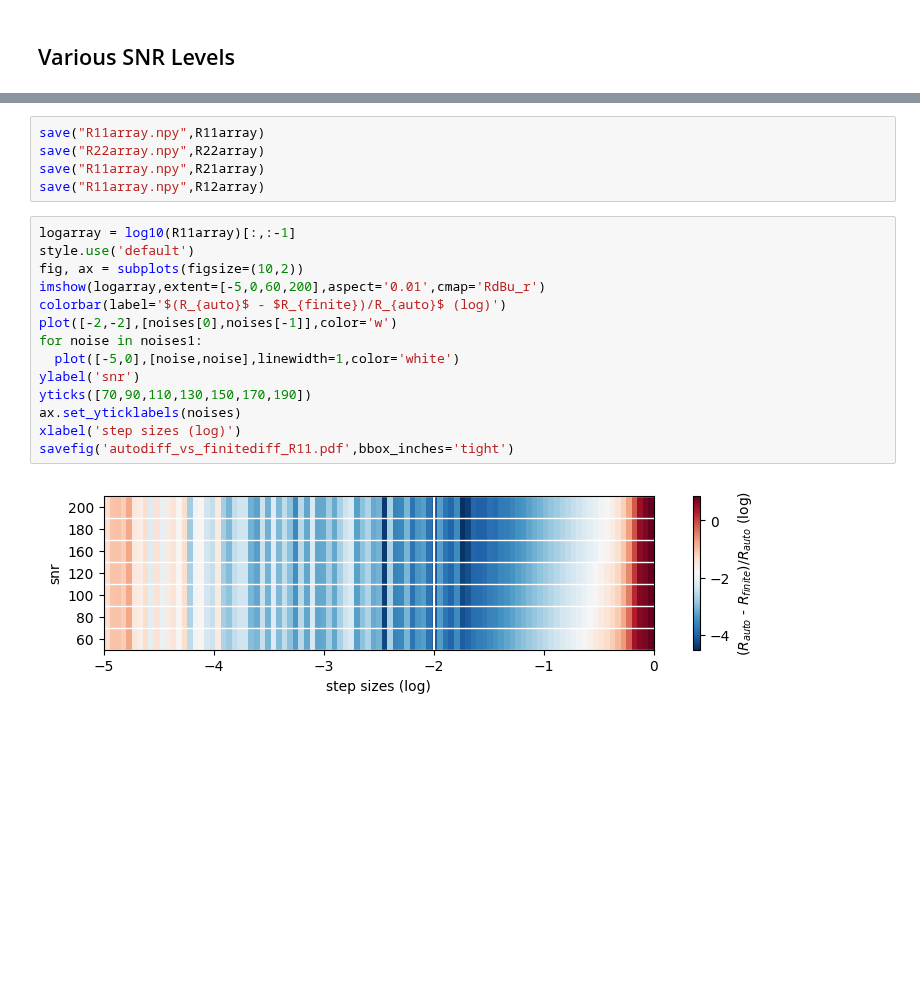
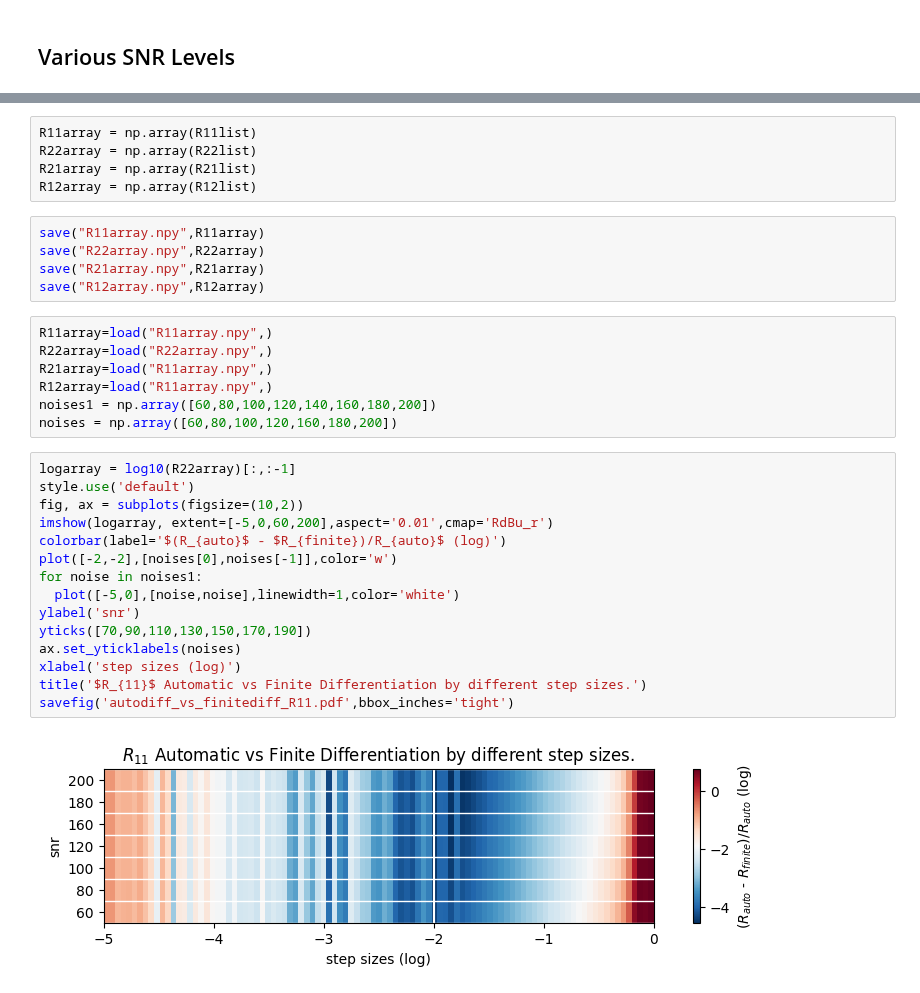
Before and after one commit to CosmoStat/autometacal, a Jupyter notebook: notebooks/metacal_compare_auto_finite.ipynb, the cells around one changed output, grey strips where cells are left out. Saved outputs shown, nothing was run; the diff lists cells and outputs as text; blank space fills up the shorter version.

```diff
--- a/notebooks/metacal_compare_auto_finite.ipynb
+++ b/notebooks/metacal_compare_auto_finite.ipynb
@@ -565,24 +560,37 @@ R12array = flip(np.array(R12list),axis=0)
+# %% [raw]
+R11array = np.array(R11list)
+R22array = np.array(R22list)
+R21array = np.array(R21list)
+R12array = np.array(R12list)
 # %%
 save("R11array.npy",R11array)
 save("R22array.npy",R22array)
-save("R11array.npy",R21array)
-save("R11array.npy",R12array)
+save("R21array.npy",R21array)
+save("R12array.npy",R12array)
+# %%
+R11array=load("R11array.npy",)
+R22array=load("R22array.npy",)
+R21array=load("R11array.npy",)
+R12array=load("R11array.npy",)
+noises1 = np.array([60,80,100,120,140,160,180,200])
+noises = np.array([60,80,100,120,160,180,200])
 # %%
-logarray = log10(R11array)[:,:-1]
+logarray = log10(R22array)[:,:-1]
 style.use('default')
 fig, ax = subplots(figsize=(10,2))
-imshow(logarray,extent=[-5,0,60,200],aspect='0.01',cmap='RdBu_r')
+imshow(logarray, extent=[-5,0,60,200],aspect='0.01',cmap='RdBu_r')
 colorbar(label='$(R_{auto}$ - $R_{finite})/R_{auto}$ (log)')
 plot([-2,-2],[noises[0],noises[-1]],color='w')
 for noise in noises1:
   plot([-5,0],[noise,noise],linewidth=1,color='white')
 ylabel('snr')
 yticks([70,90,110,130,150,170,190])
 ax.set_yticklabels(noises)
 xlabel('step sizes (log)')
+title('$R_{11}$ Automatic vs Finite Differentiation by different step sizes.')
 savefig('autodiff_vs_finitediff_R11.pdf',bbox_inches='tight')
 # %% [output]
-[figure, old version]
+[figure, new version]
 # %%
 logarray = log10(R22array)[:,:-1]
 style.use('default')
```
Also changed, not shown: parts of 21 cells of this notebook, 1 other file.
